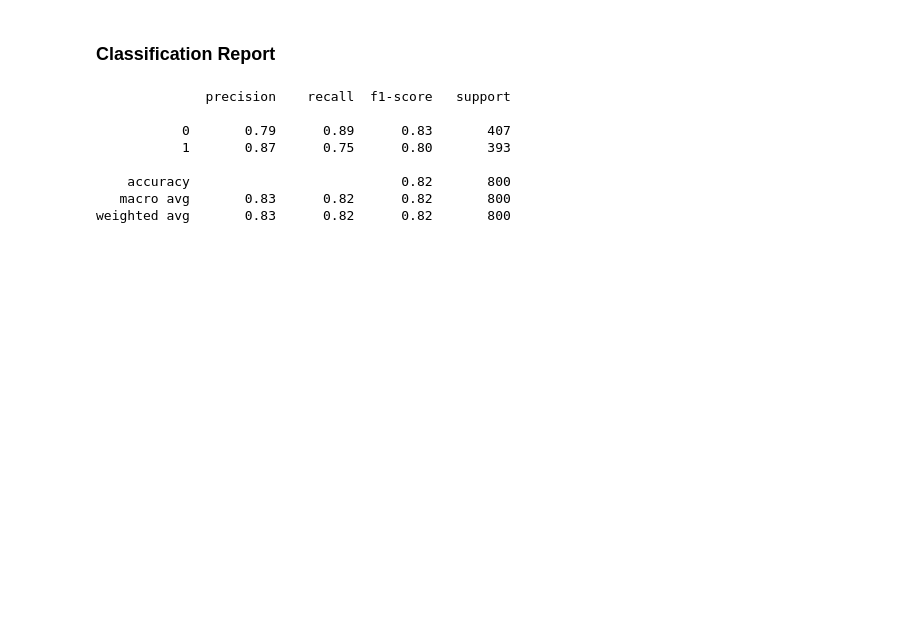
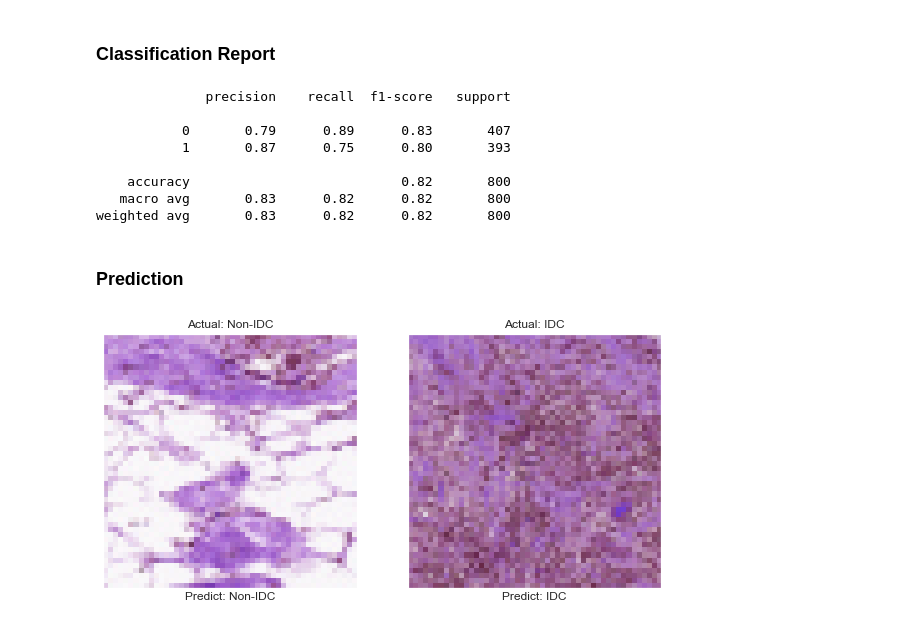
Before and after one commit to nimmitahsin1727/breast-cancer-VGG16, a Jupyter notebook: breast_cancer_with_pretrained_model.ipynb, the cells around one changed output. Cells and saved outputs as stored; diff of their text form; code cells hidden in the pictures; blank space fills up the shorter version.

Commit message:
Prediction section added

```diff
--- a/breast_cancer_with_pretrained_model.ipynb
+++ b/breast_cancer_with_pretrained_model.ipynb
@@ -148,0 +152,4 @@ validation set shape: (320, 3)
+# %%
+train_df.reset_index(drop=True, inplace=True)
+test_df.reset_index(drop=True, inplace=True)
+valid_df.reset_index(drop=True, inplace=True)
@@ -370,3 +379,36 @@ print(classification_report(test_batches.classes, y_pred_vgg, target_names=['0',
     accuracy                           0.82       800
    macro avg       0.83      0.82      0.82       800
 weighted avg       0.83      0.82      0.82       800
+# %% [markdown]
+### Prediction
+# %%
+def prediction_for_vgg16(dataframe):
+    plt.figure(figsize=(10,10))
+
+    for i, v in enumerate([0, 799]):
+        plt.subplot(1,2,i+1)
+        image = cv2.imread(dataframe.loc[v, "path"])
+
+        # create input data
+        image_fromarray = Image.fromarray(image, 'RGB')
+        resize_image = image_fromarray.resize((224, 224))
+        expand_input = np.expand_dims(resize_image, axis=0)
+        input_data = np.array(expand_input)
+        input_data = input_data/255
+
+        # prediction
+        prediction = vgg_model.predict(input_data)
+
+        # plot the image
+        plt.xticks([])
+        plt.yticks([])
+        plt.grid(False)
+        plt.imshow(image, cmap=plt.cm.binary)
+        plt.title("Actual: %s" % ("Non-IDC" if int(dataframe.loc[v, "target"]) == 0 else "IDC") )
+        plt.xlabel("Predict: %s" % ("IDC" if prediction >= 0.5 else "Non-IDC"))
+
+    plt.show()
+
+prediction_for_vgg16(test_df)
+# %% [output]
+[figure, added]
```
Also changed, not shown: parts of 6 cells of this notebook.
